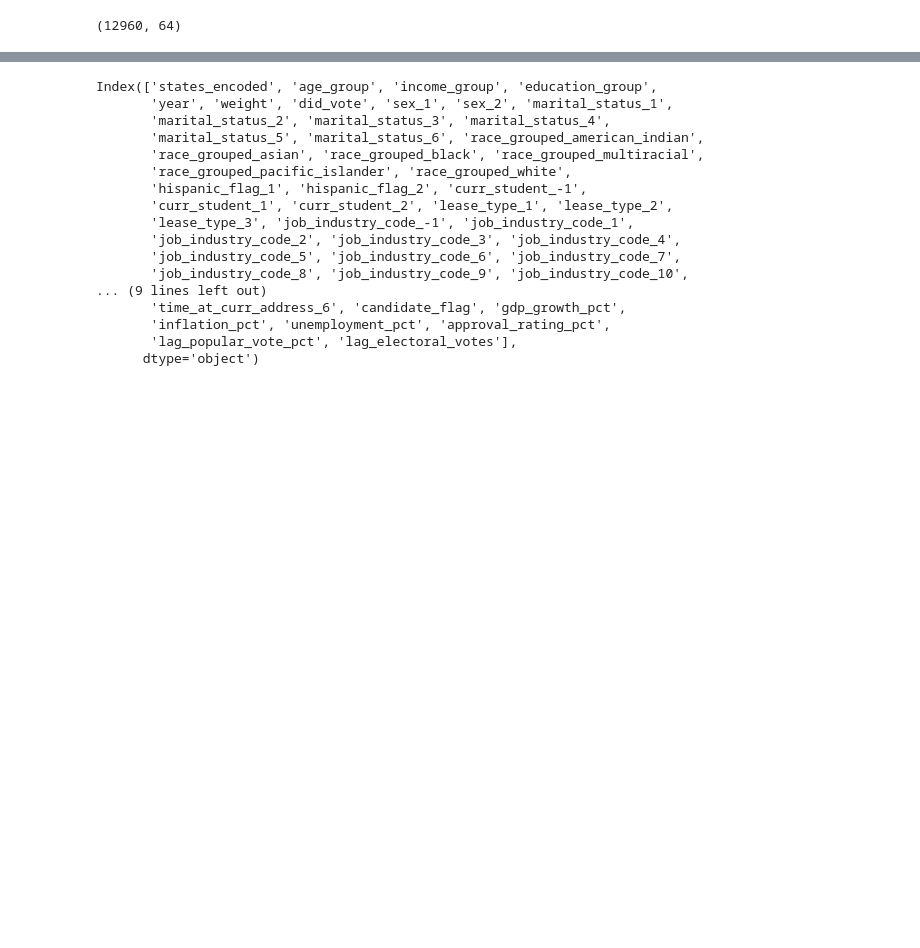
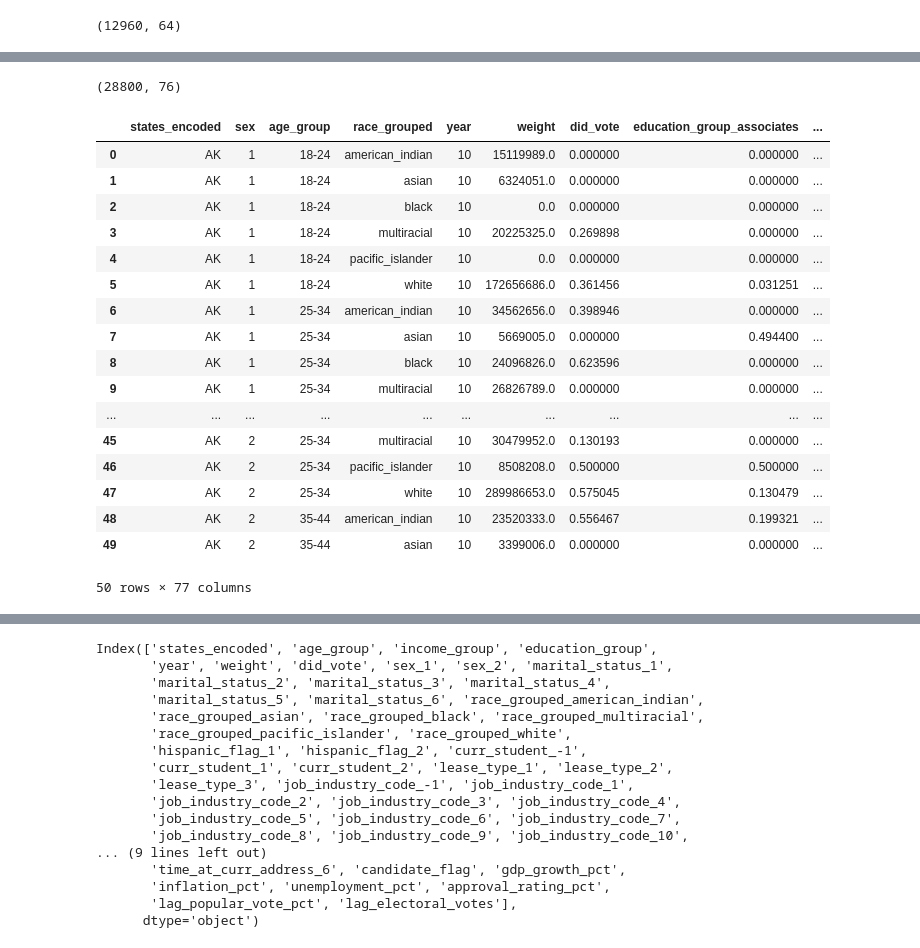
Before and after one commit to ecw70574/US-Census-Voting-and-Registration-DSCI-Capstone-Project, a Jupyter notebook: rosie_test_pipeline.ipynb, the cells around one changed output, grey strips where cells are left out. Drawn from its saved outputs; the diff is of its cells as text; code cells hidden in the pictures; blank space fills up the shorter version.

```diff
--- a/rosie_test_pipeline.ipynb
+++ b/rosie_test_pipeline.ipynb
@@ -12,0 +33,30 @@ panel10 = pd.read_csv("processed/panel_10.csv")
+# %%
+# append together into one dataframe all of the years
+all_years = pd.DataFrame()
+for i in range(10, 26, 2):
+    panel = pd.read_csv(f"processed/panel_{i}.csv")
+    all_years = pd.concat([all_years, panel], ignore_index=True)
+all_years.shape
+# %% [output]
+(28800, 76)
+# %%
+all_years.head(50)
+# %% [output]
+|  | states_encoded | sex | age_group | race_grouped | year | weight | did_vote | education_group_associates | ... |
+| 0 | AK | 1 | 18-24 | american_indian | 10 | 15119989.0 | 0.000000 | 0.000000 | ... |
+| 1 | AK | 1 | 18-24 | asian | 10 | 6324051.0 | 0.000000 | 0.000000 | ... |
+| 2 | AK | 1 | 18-24 | black | 10 | 0.0 | 0.000000 | 0.000000 | ... |
+| 3 | AK | 1 | 18-24 | multiracial | 10 | 20225325.0 | 0.269898 | 0.000000 | ... |
+| 4 | AK | 1 | 18-24 | pacific_islander | 10 | 0.0 | 0.000000 | 0.000000 | ... |
+| 5 | AK | 1 | 18-24 | white | 10 | 172656686.0 | 0.361456 | 0.031251 | ... |
+| 6 | AK | 1 | 25-34 | american_indian | 10 | 34562656.0 | 0.398946 | 0.000000 | ... |
+| 7 | AK | 1 | 25-34 | asian | 10 | 5669005.0 | 0.000000 | 0.494400 | ... |
+| 8 | AK | 1 | 25-34 | black | 10 | 24096826.0 | 0.623596 | 0.000000 | ... |
+| 9 | AK | 1 | 25-34 | multiracial | 10 | 26826789.0 | 0.000000 | 0.000000 | ... |
+| ... | ... | ... | ... | ... | ... | ... | ... | ... | ... |
+| 45 | AK | 2 | 25-34 | multiracial | 10 | 30479952.0 | 0.130193 | 0.000000 | ... |
+| 46 | AK | 2 | 25-34 | pacific_islander | 10 | 8508208.0 | 0.500000 | 0.500000 | ... |
+| 47 | AK | 2 | 25-34 | white | 10 | 289986653.0 | 0.575045 | 0.130479 | ... |
+| 48 | AK | 2 | 35-44 | american_indian | 10 | 23520333.0 | 0.556467 | 0.199321 | ... |
+| 49 | AK | 2 | 35-44 | asian | 10 | 3399006.0 | 0.000000 | 0.000000 | ... |
+50 rows × 77 columns
```
Also changed, not shown: parts of 17 cells of this notebook, 11 other files.
